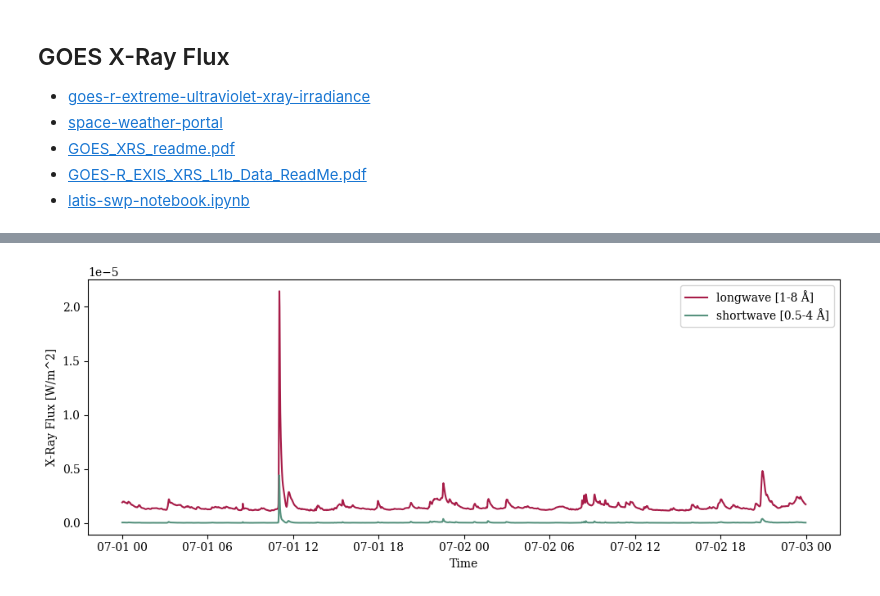
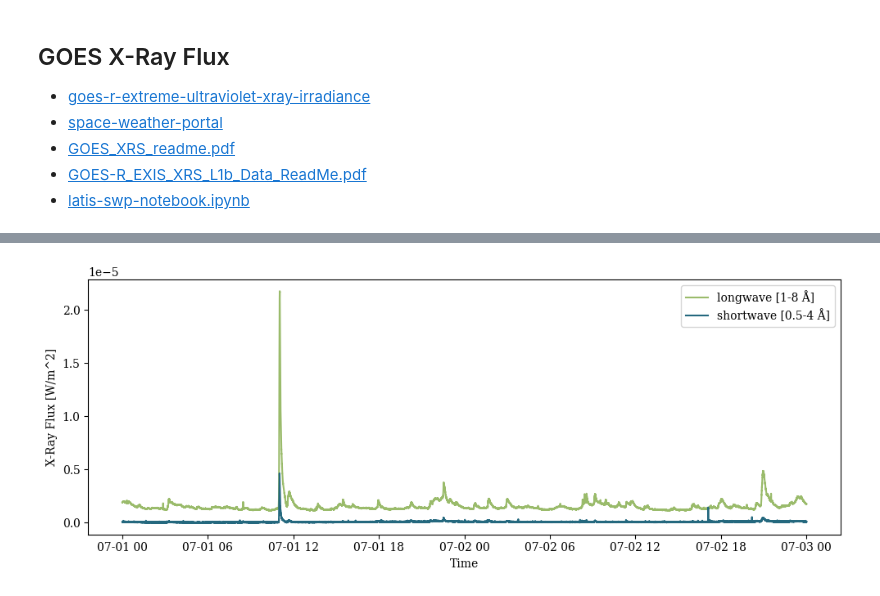
Before and after one commit to amanchokshi/specscout, a Jupyter notebook: notebooks/specscout_processing.ipynb, the cells around one changed output, grey strips where cells are left out. Drawn from its saved outputs; the diff is of its cells as text; code cells hidden in the pictures.

```diff
--- a/notebooks/specscout_processing.ipynb
+++ b/notebooks/specscout_processing.ipynb
@@ -313,17 +373,0 @@ df.head()
-# %%
-%matplotlib inline
-
-fig, ax = plt.subplots(figsize=(10, 4))
-
-ax.plot(df["time"], df["xrs_long"], color=cmr.pride(0.8), label="longwave [1-8 Å]")
-ax.plot(df["time"], df["xrs_short"], color=cmr.pride(0.3), label="shortwave [0.5-4 Å]")
-
-ax.set_xlabel("Time")
-ax.set_ylabel("X-Ray Flux [W/m^2]")
-
-plt.legend()
-
-plt.tight_layout()
-plt.show()
-# %% [output]
-[figure, removed]
@@ -329,0 +528,23 @@ plt.show()
+# %%
+times, short_xrs, long_xrs = load_goes18_xrs_1s(
+    "/Volumes/specscout/goes18_xrs_1s",
+    start="2024-07-01T00:00:00Z",
+    stop="2024-07-03T00:00:00Z",
+)
+# %%
+%matplotlib inline
+
+fig, ax = plt.subplots(figsize=(10, 4))
+
+ax.plot(times, long_xrs, color=cmr.pride(0.4), label="longwave [1-8 Å]")
+ax.plot(times, short_xrs, color=cmr.pride(0.2), label="shortwave [0.5-4 Å]")
+
+ax.set_xlabel("Time")
+ax.set_ylabel("X-Ray Flux [W/m^2]")
+
+plt.legend()
+
+plt.tight_layout()
+plt.show()
+# %% [output]
+[figure, added]
```
Also changed, not shown: parts of 19 cells of this notebook.
